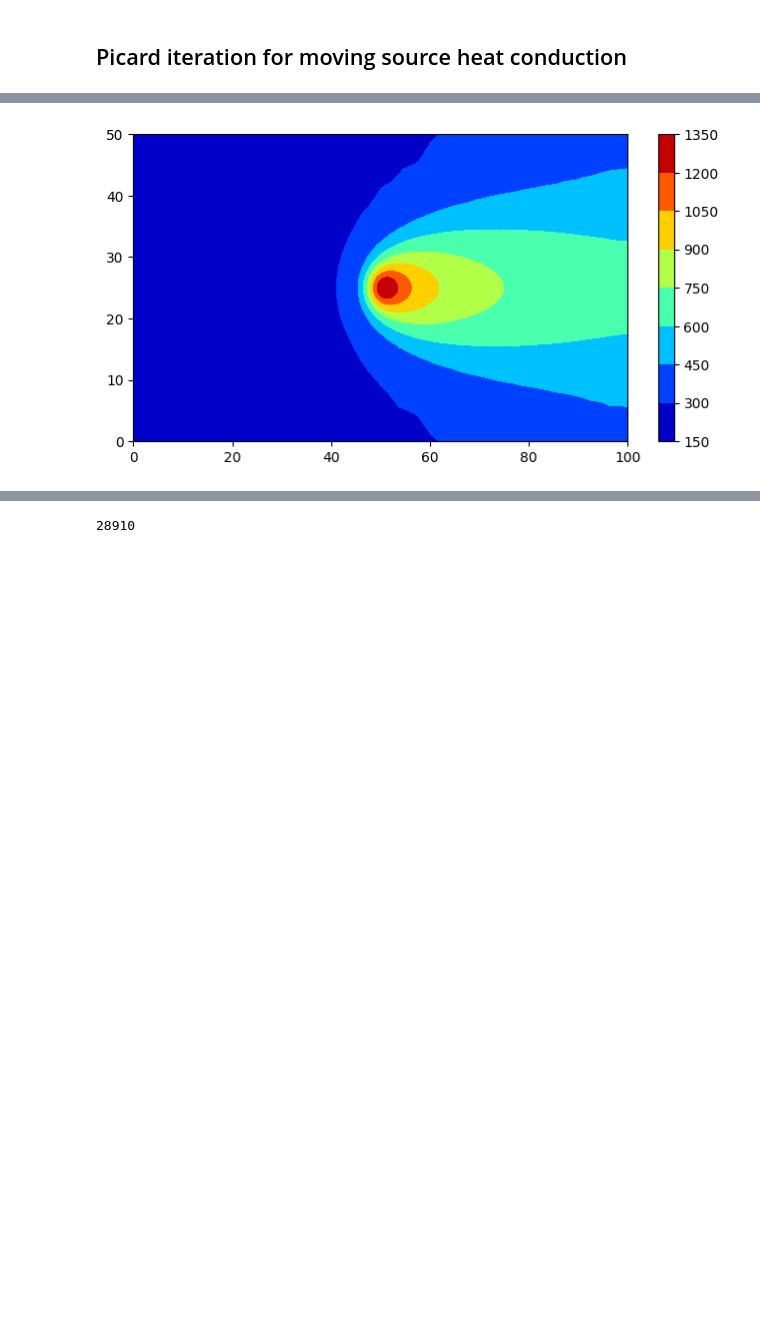
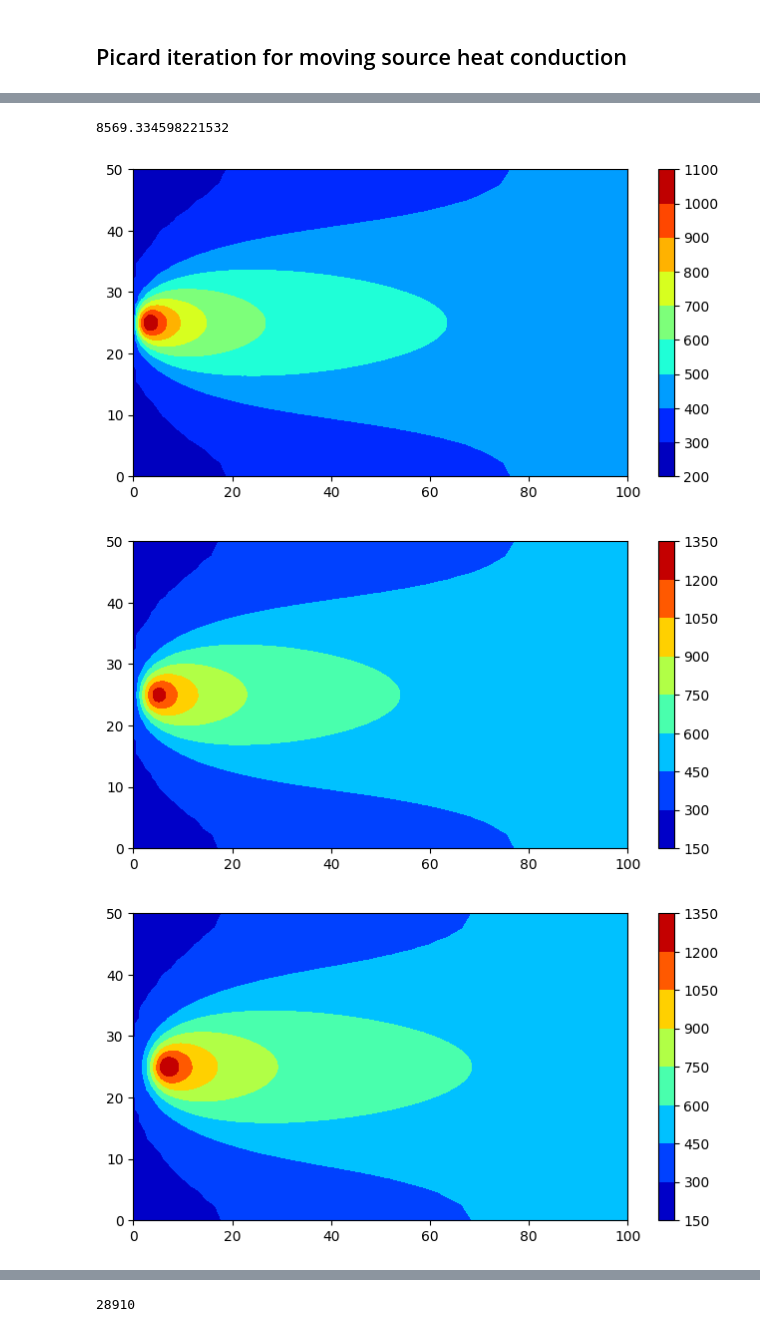
Before and after one commit to me21b172/ME5204-Project, a Jupyter notebook: Anuj/project.ipynb, the cells around one changed output, grey strips where cells are left out. Drawn from its saved outputs; the diff is of its cells as text; code cells hidden in the pictures; blank space fills up the shorter version.

```diff
--- a/Anuj/project.ipynb
+++ b/Anuj/project.ipynb
@@ -265,5 +436,3 @@ def PicardIterationSparse(meshFactorForEntireSurface,meshFactorForPatchSurface):
         T_old = T_new_dense
     return T_new_dense,mesh
     # return mesh
-# %%
-T,mesh = PicardIterationSparse(meshFactorForEntireSurface = 2.5,meshFactorForPatchSurface=0.07)
@@ -282,0 +507,4 @@ Error after iteration 12 is 3.813547963078963e-05
+# %%
+# T,mesh = PicardIterationSparse(meshFactorForEntireSurface = 3,meshFactorForPatchSurface=0.07)
+# T,mesh = PicardIterationSparse(meshFactorForEntireSurface = 1.5,meshFactorForPatchSurface=0.5)
+T,mesh = PicardIterationSparseForMovingSource(meshFactorForEntireSurface = 1.5,meshFactorForPatchSurface=0.5)
@@ -286,8 +532,9 @@ plt.figure(figsize=(8,4))
 plt.xlabel('X-coordinate')
 plt.ylabel('Y-coordinate')
 plt.title('Velocity Contour plot')
-scatter = plt.scatter(mesh.coords[:, 0], mesh.coords[:, 1], c=T, cmap='jet', s=.1, edgecolor=None)
-plt.legend()
-plt.colorbar(scatter, label='Value')
-plt.show()
+for timestep in range(T.shape[0]):
+    scatter = plt.scatter(mesh.coords[:, 0], mesh.coords[:, 1], c=T[timestep,:], cmap='jet', s=1, edgecolor=None)
+    plt.legend()
+    plt.colorbar(scatter, label='Value')
+    plt.show()
 # %% [output]
@@ -297,7 +554,12 @@ No artists with labels found to put in legend.  Note that artists whose label st
 # %%
-plt.figure(figsize=(8,4))
-plt.tricontourf(mesh.coords[:, 0], mesh.coords[:, 1],T.reshape(-1),cmap='jet')
-plt.colorbar()
-plt.show()
+print(np.max(T))
+for timestep in range(1,T.shape[0]):
+    plt.figure(figsize=(8,4))
+    plt.tricontourf(mesh.coords[:, 0], mesh.coords[:, 1],T[timestep,:],cmap='jet')
+    plt.colorbar()
+    plt.show()
 # %% [output]
+8569.334598221532
-[figure, old version]
+[figure, new version]
+[figure, added]
+[figure, added]
```
Also changed, not shown: parts of 15 cells of this notebook, 1 other file.
